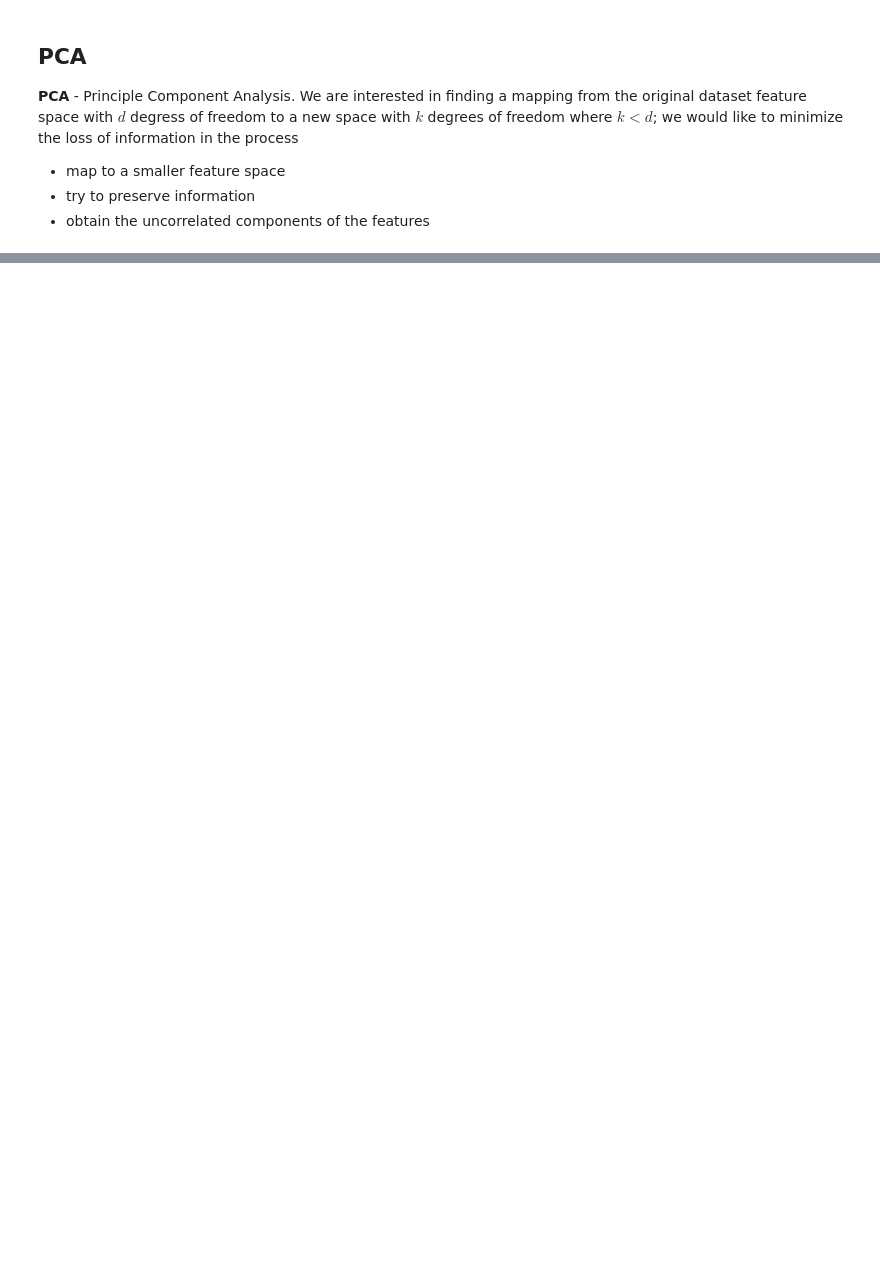
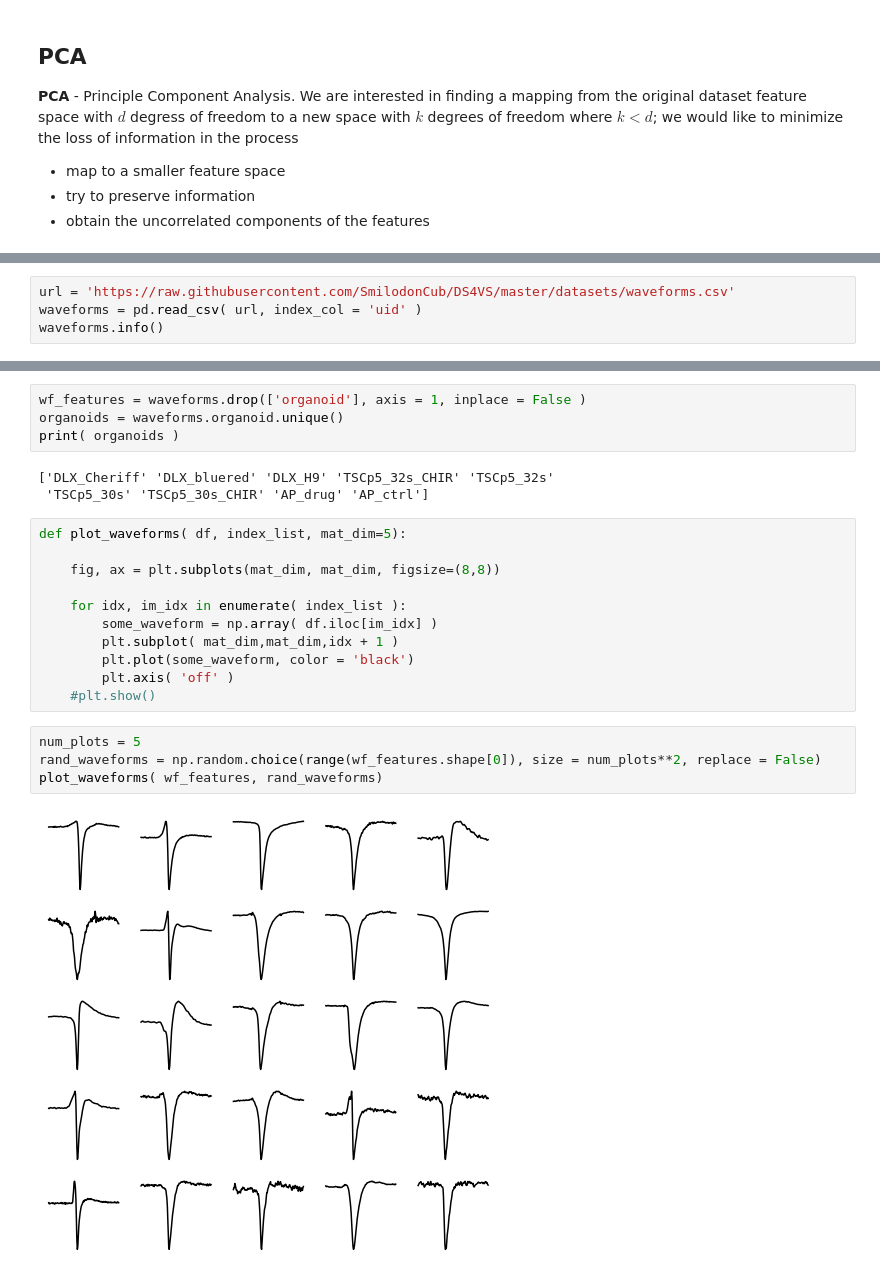
Before and after one commit to SmilodonCub/DS4VS, a Jupyter notebook: Week12/DS4VS_week12_PCA.ipynb, the cells around one changed output, grey strips where cells are left out. Saved outputs shown, nothing was run; the diff lists cells and outputs as text; blank space fills up the shorter version.

Commit message:
waveforms PCA

```diff
--- a/Week12/DS4VS_week12_PCA.ipynb
+++ b/Week12/DS4VS_week12_PCA.ipynb
@@ -73,0 +91,4 @@ Reducing the dimensionality (degrees of freedom) of a dataset.
+# %%
+url = 'https://raw.githubusercontent.com/SmilodonCub/DS4VS/master/datasets/waveforms.csv'
+waveforms = pd.read_csv( url, index_col = 'uid' )
+waveforms.info()
@@ -73,0 +114,24 @@ Reducing the dimensionality (degrees of freedom) of a dataset.
+# %%
+wf_features = waveforms.drop(['organoid'], axis = 1, inplace = False )
+organoids = waveforms.organoid.unique()
+print( organoids )
+# %% [output]
+['DLX_Cheriff' 'DLX_bluered' 'DLX_H9' 'TSCp5_32s_CHIR' 'TSCp5_32s'
+ 'TSCp5_30s' 'TSCp5_30s_CHIR' 'AP_drug' 'AP_ctrl']
+# %%
+def plot_waveforms( df, index_list, mat_dim=5):
+
+    fig, ax = plt.subplots(mat_dim, mat_dim, figsize=(8,8))
+
+    for idx, im_idx in enumerate( index_list ):
+        some_waveform = np.array( df.iloc[im_idx] )
+        plt.subplot( mat_dim,mat_dim,idx + 1 )
+        plt.plot(some_waveform, color = 'black')
+        plt.axis( 'off' )
+    #plt.show()
+# %%
+num_plots = 5
+rand_waveforms = np.random.choice(range(wf_features.shape[0]), size = num_plots**2, replace = False)
+plot_waveforms( wf_features, rand_waveforms)
+# %% [output]
+[figure, added]
```
Also changed, not shown: parts of 37 cells of this notebook.
